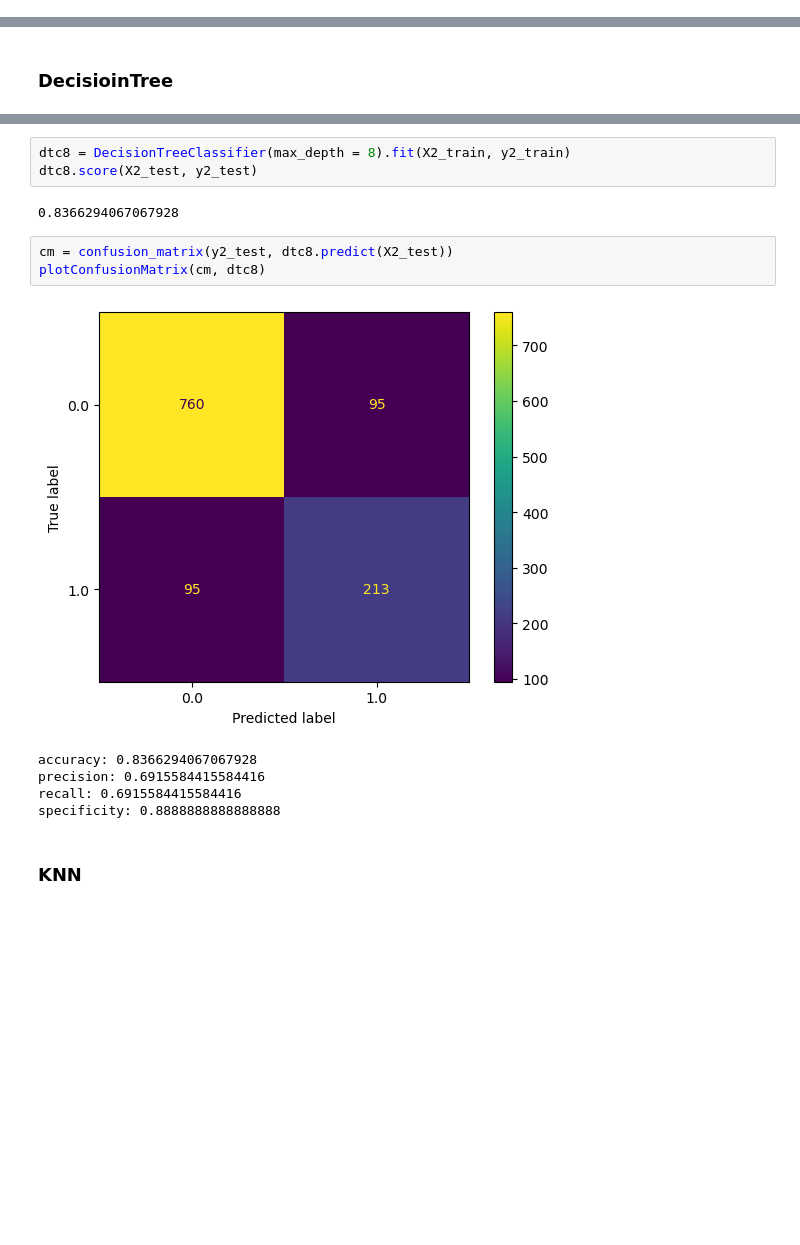
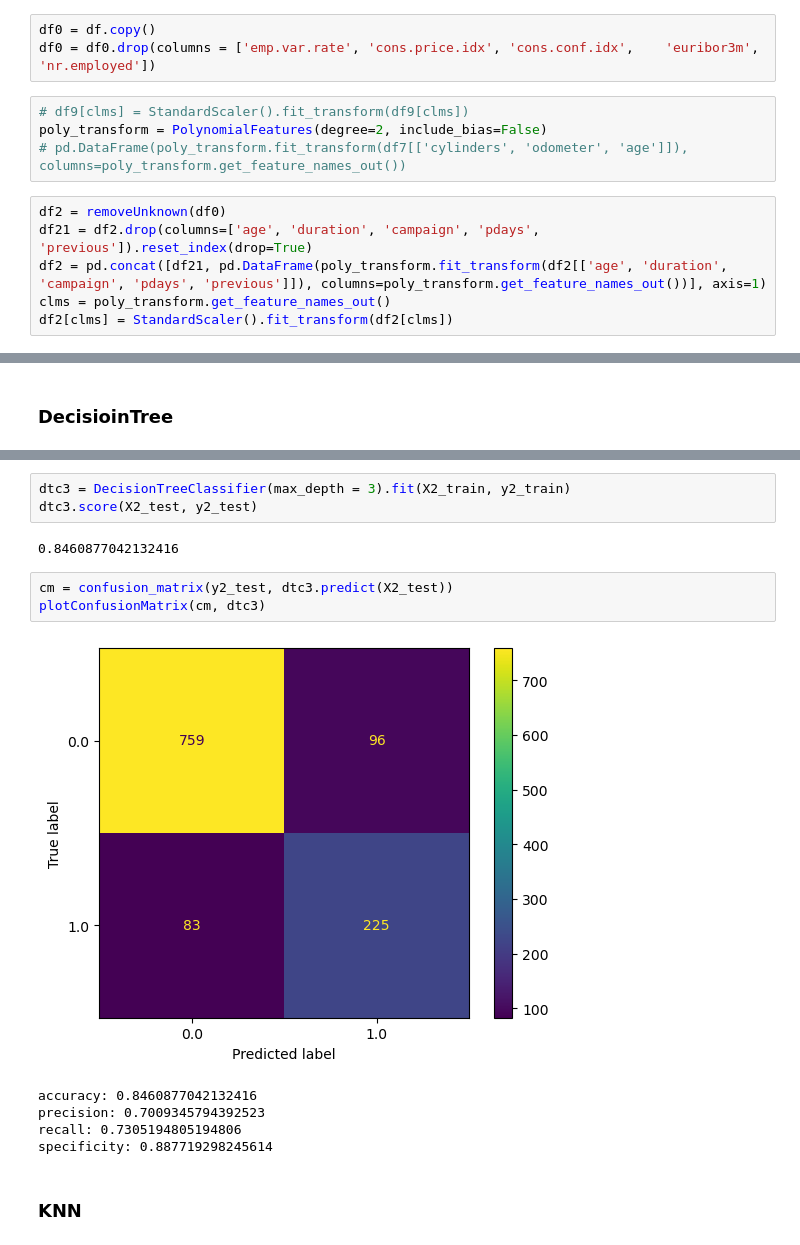
Before and after one commit to sgirem463/ML-AI-Comparing-Classifiers, a Jupyter notebook: prompt_III.ipynb, the cells around one changed output, grey strips where cells are left out. Saved outputs shown, nothing was run; the diff lists cells and outputs as text; blank space fills up the shorter version.

```diff
--- a/prompt_III.ipynb
+++ b/prompt_III.ipynb
@@ -945 +932,14 @@ pd.DataFrame(data, index = index_labels)
+# %%
+df0 = df.copy()
+df0 = df0.drop(columns = ['emp.var.rate', 'cons.price.idx', 'cons.conf.idx',	'euribor3m', 'nr.employed'])
+# %%
+# df9[clms] = StandardScaler().fit_transform(df9[clms])
+poly_transform = PolynomialFeatures(degree=2, include_bias=False)
+# pd.DataFrame(poly_transform.fit_transform(df7[['cylinders', 'odometer', 'age']]), columns=poly_transform.get_feature_names_out())
+# %%
+df2 = removeUnknown(df0)
+df21 = df2.drop(columns=['age', 'duration', 'campaign', 'pdays', 'previous']).reset_index(drop=True)
+df2 = pd.concat([df21, pd.DataFrame(poly_transform.fit_transform(df2[['age', 'duration', 'campaign', 'pdays', 'previous']]), columns=poly_transform.get_feature_names_out())], axis=1)
+clms = poly_transform.get_feature_names_out()
+df2[clms] = StandardScaler().fit_transform(df2[clms])
 # %%
@@ -1103,17 +1085,17 @@ specificity: 0.8970760233918129
 # %%
-dtc8 = DecisionTreeClassifier(max_depth = 8).fit(X2_train, y2_train)
-dtc8.score(X2_test, y2_test)
+dtc3 = DecisionTreeClassifier(max_depth = 3).fit(X2_train, y2_train)
+dtc3.score(X2_test, y2_test)
 # %% [output]
-0.8366294067067928
+0.8460877042132416
 # %%
-cm = confusion_matrix(y2_test, dtc8.predict(X2_test))
-plotConfusionMatrix(cm, dtc8)
+cm = confusion_matrix(y2_test, dtc3.predict(X2_test))
+plotConfusionMatrix(cm, dtc3)
 # %% [output]
-[figure, old version]
+[figure, new version]
-accuracy: 0.8366294067067928
-precision: 0.6915584415584416
-recall: 0.6915584415584416
-specificity: 0.8888888888888888
+accuracy: 0.8460877042132416
+precision: 0.7009345794392523
+recall: 0.7305194805194806
+specificity: 0.887719298245614
 # %% [markdown]
 ### KNN
 # %%
```
Also changed, not shown: parts of 75 cells of this notebook.
